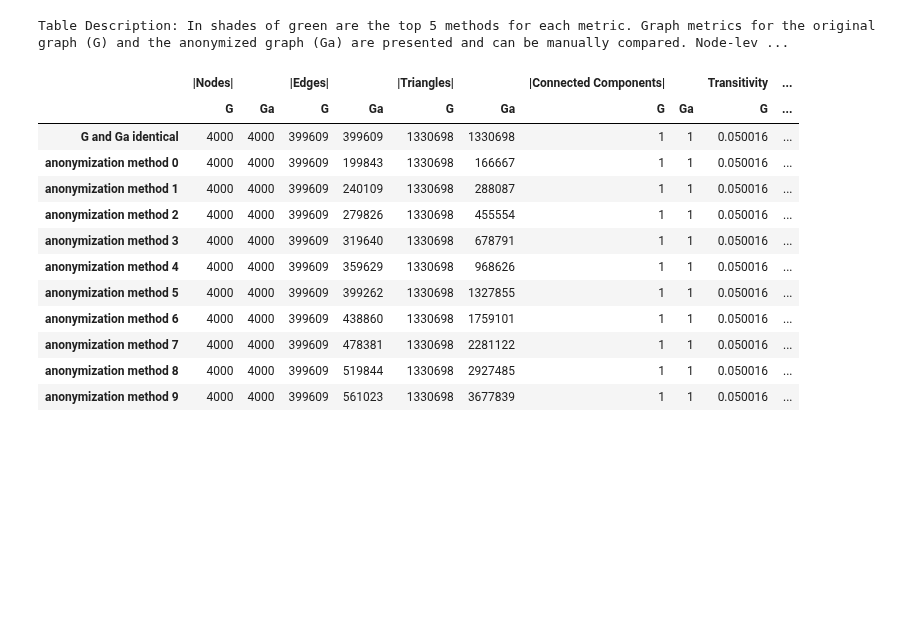
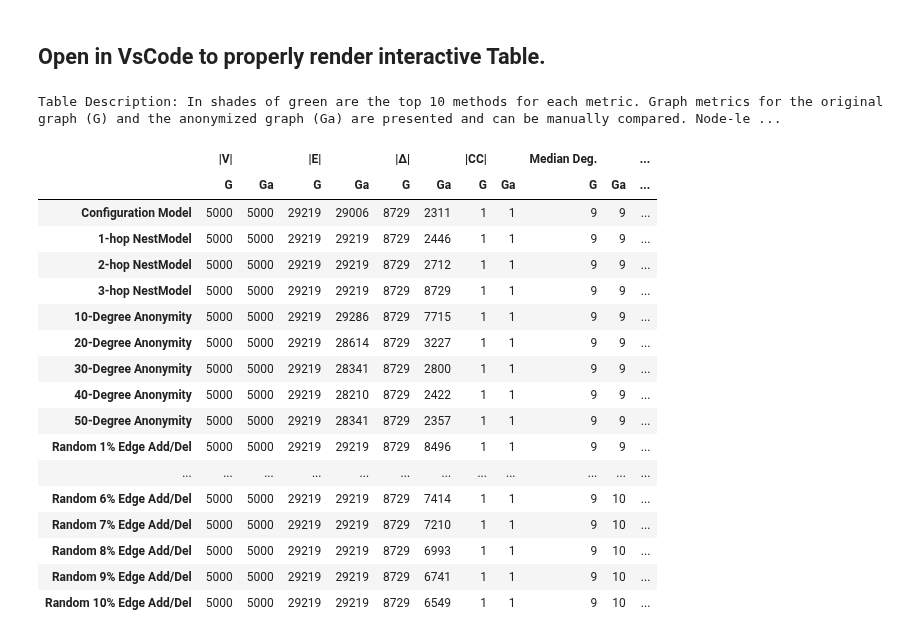
Before and after one commit to jan-meissner/AnonymiGraph, a Jupyter notebook: notebooks/utilities.ipynb, the cells around one changed output. Saved outputs shown, nothing was run; the diff lists cells and outputs as text; code cells hidden in the pictures; blank space fills up the shorter version.

```diff
--- a/notebooks/utilities.ipynb
+++ b/notebooks/utilities.ipynb
@@ -52,16 +46,0 @@ evaluator = Evaluator(metrics, use_graphblas = True)
-# %%
-import networkx as nx
-
-from notebook_utils import visualize_evaluator_outputs
-
-G = nx.gnp_random_graph(4000, 200/4000)
-
-data = {}
-data[f"G and Ga identical"] = evaluator.evaluate(G, G)
-for i in range(10):
-    # Simulate a anonymization method creating a anonymized graph Ga
-
-    Ga = nx.gnp_random_graph(4000, (200+(20*(i-5)))/4000)
-    #Ga = generate_power_law_graph(num_nodes = 2000, exponent = 1.7+0.2/30*i)
-
-    data[f"anonymization method {i}"] = evaluator.evaluate(G, Ga)
@@ -85,0 +47,9 @@ INFO:anonymigraph.metrics.evaluator:Evaluating Metric Local Clustering Coefficie
+# %%
+n = 5000
+tau1 = 3
+tau2 = 1.5
+mu = 0.1
+G = nx.LFR_benchmark_graph(
+    n, tau1, tau2, mu, average_degree=10, min_community=400, seed=10
+)
+print(G)
@@ -85,0 +91,8 @@ INFO:anonymigraph.metrics.evaluator:Evaluating Metric Local Clustering Coefficie
+# %%
+data = {}
+
+for method_name, method in methods.items():
+    print(f"Anonymizing with method {method_name}")
+    Ga = method.anonymize(G, random_seed=42)
+    print(f"Evaluating method {method_name}")
+    data[method_name] = evaluator.evaluate(G, Ga)
@@ -86,20 +158,29 @@ INFO:anonymigraph.metrics.evaluator:Evaluating Metric Local Clustering Coefficie
+# %% [markdown]
+## Open in VsCode to properly render interactive Table.
 # %%
-k = 5
+from notebook_utils import visualize_evaluator_outputs
+
+k = 10
 caption = f"Table Description: In shades of green are the top {k} methods for each metric. Graph metrics for the original graph (G) and the anonymized graph (Ga) are presented and can be manually compared. Node-level distributions are compared using the 1-Wasserstein distance."
 styled_df = visualize_evaluator_outputs(data, k)
-show(styled_df, caption, lengthMenu=[20, 50, 20, 10])
+show(styled_df, caption, lengthMenu=[50, 40, 20, 10])
 # %% [output]
-Table Description: In shades of green are the top 5 methods for each metric. Graph metrics for the original graph (G) and the anonymized graph (Ga) are presented and can be manually compared. Node-lev ...
+Table Description: In shades of green are the top 10 methods for each metric. Graph metrics for the original graph (G) and the anonymized graph (Ga) are presented and can be manually compared. Node-le ...
-|  | |Nodes| |  | |Edges| |  | |Triangles| |  | |Connected Components| |  | Transitivity | ... |
-|  | G | Ga | G | Ga | G | Ga | G | Ga | G | ... |
-| G and Ga identical | 4000 | 4000 | 399609 | 399609 | 1330698 | 1330698 | 1 | 1 | 0.050016 | ... |
-| anonymization method 0 | 4000 | 4000 | 399609 | 199843 | 1330698 | 166667 | 1 | 1 | 0.050016 | ... |
-| anonymization method 1 | 4000 | 4000 | 399609 | 240109 | 1330698 | 288087 | 1 | 1 | 0.050016 | ... |
-| anonymization method 2 | 4000 | 4000 | 399609 | 279826 | 1330698 | 455554 | 1 | 1 | 0.050016 | ... |
-| anonymization method 3 | 4000 | 4000 | 399609 | 319640 | 1330698 | 678791 | 1 | 1 | 0.050016 | ... |
-| anonymization method 4 | 4000 | 4000 | 399609 | 359629 | 1330698 | 968626 | 1 | 1 | 0.050016 | ... |
-| anonymization method 5 | 4000 | 4000 | 399609 | 399262 | 1330698 | 1327855 | 1 | 1 | 0.050016 | ... |
-| anonymization method 6 | 4000 | 4000 | 399609 | 438860 | 1330698 | 1759101 | 1 | 1 | 0.050016 | ... |
-| anonymization method 7 | 4000 | 4000 | 399609 | 478381 | 1330698 | 2281122 | 1 | 1 | 0.050016 | ... |
-| anonymization method 8 | 4000 | 4000 | 399609 | 519844 | 1330698 | 2927485 | 1 | 1 | 0.050016 | ... |
-| anonymization method 9 | 4000 | 4000 | 399609 | 561023 | 1330698 | 3677839 | 1 | 1 | 0.050016 | ... |
+|  | |V| |  | |E| |  | |Δ| |  | |CC| |  | Median Deg. |  | ... |
+|  | G | Ga | G | Ga | G | Ga | G | Ga | G | Ga | ... |
+| Configuration Model | 5000 | 5000 | 29219 | 29006 | 8729 | 2311 | 1 | 1 | 9 | 9 | ... |
+| 1-hop NestModel | 5000 | 5000 | 29219 | 29219 | 8729 | 2446 | 1 | 1 | 9 | 9 | ... |
+| 2-hop NestModel | 5000 | 5000 | 29219 | 29219 | 8729 | 2712 | 1 | 1 | 9 | 9 | ... |
+| 3-hop NestModel | 5000 | 5000 | 29219 | 29219 | 8729 | 8729 | 1 | 1 | 9 | 9 | ... |
+| 10-Degree Anonymity | 5000 | 5000 | 29219 | 29286 | 8729 | 7715 | 1 | 1 | 9 | 9 | ... |
+| 20-Degree Anonymity | 5000 | 5000 | 29219 | 28614 | 8729 | 3227 | 1 | 1 | 9 | 9 | ... |
+| 30-Degree Anonymity | 5000 | 5000 | 29219 | 28341 | 8729 | 2800 | 1 | 1 | 9 | 9 | ... |
+| 40-Degree Anonymity | 5000 | 5000 | 29219 | 28210 | 8729 | 2422 | 1 | 1 | 9 | 9 | ... |
+| 50-Degree Anonymity | 5000 | 5000 | 29219 | 28341 | 8729 | 2357 | 1 | 1 | 9 | 9 | ... |
+| Random 1% Edge Add/Del | 5000 | 5000 | 29219 | 29219 | 8729 | 8496 | 1 | 1 | 9 | 9 | ... |
+| ... | ... | ... | ... | ... | ... | ... | ... | ... | ... | ... | ... |
+| Random 6% Edge Add/Del | 5000 | 5000 | 29219 | 29219 | 8729 | 7414 | 1 | 1 | 9 | 10 | ... |
+| Random 7% Edge Add/Del | 5000 | 5000 | 29219 | 29219 | 8729 | 7210 | 1 | 1 | 9 | 10 | ... |
+| Random 8% Edge Add/Del | 5000 | 5000 | 29219 | 29219 | 8729 | 6993 | 1 | 1 | 9 | 10 | ... |
+| Random 9% Edge Add/Del | 5000 | 5000 | 29219 | 29219 | 8729 | 6741 | 1 | 1 | 9 | 10 | ... |
+| Random 10% Edge Add/Del | 5000 | 5000 | 29219 | 29219 | 8729 | 6549 | 1 | 1 | 9 | 10 | ... |
```
Also changed, not shown: parts of 6 cells of this notebook, 27 other files.
